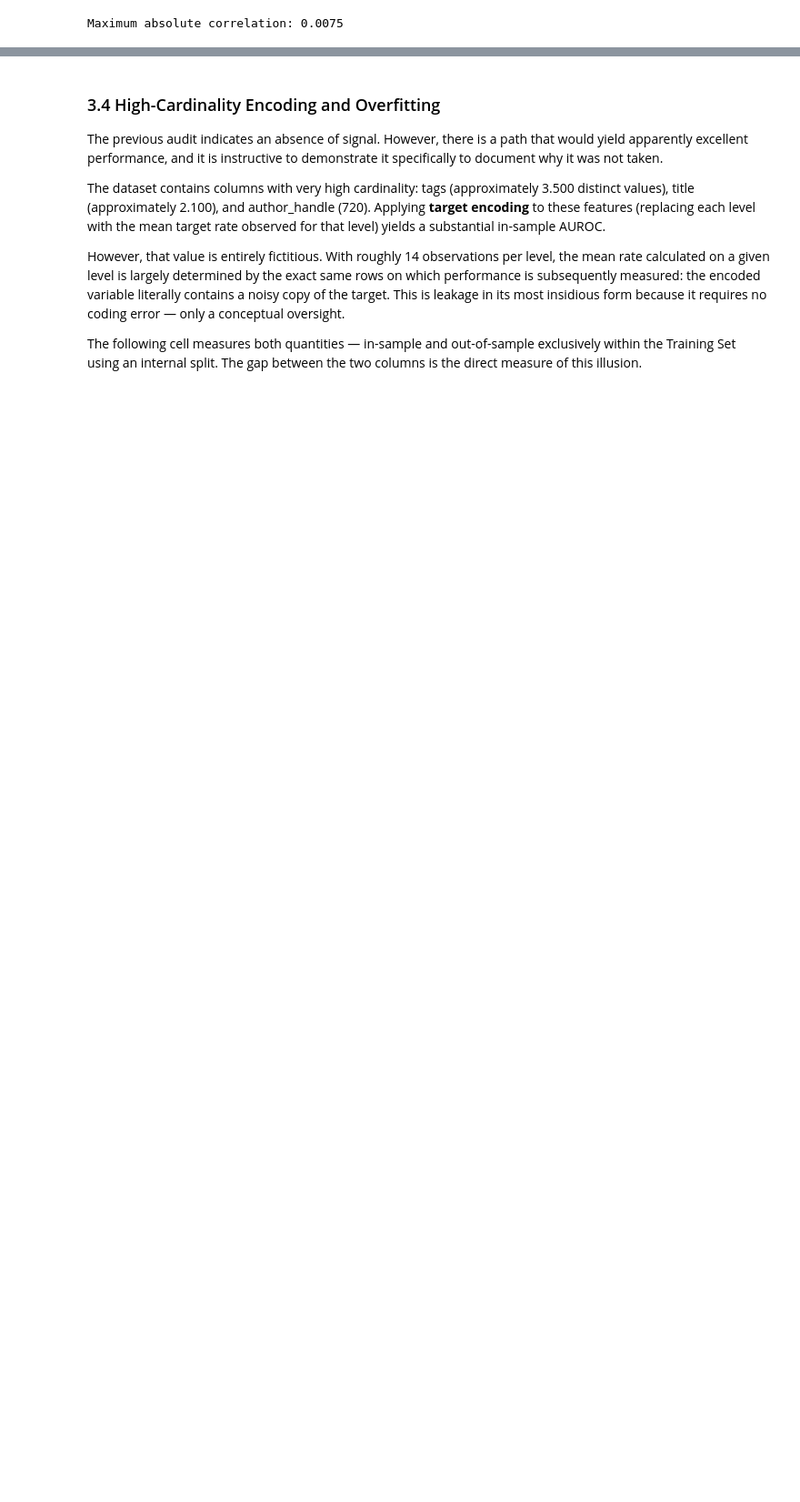
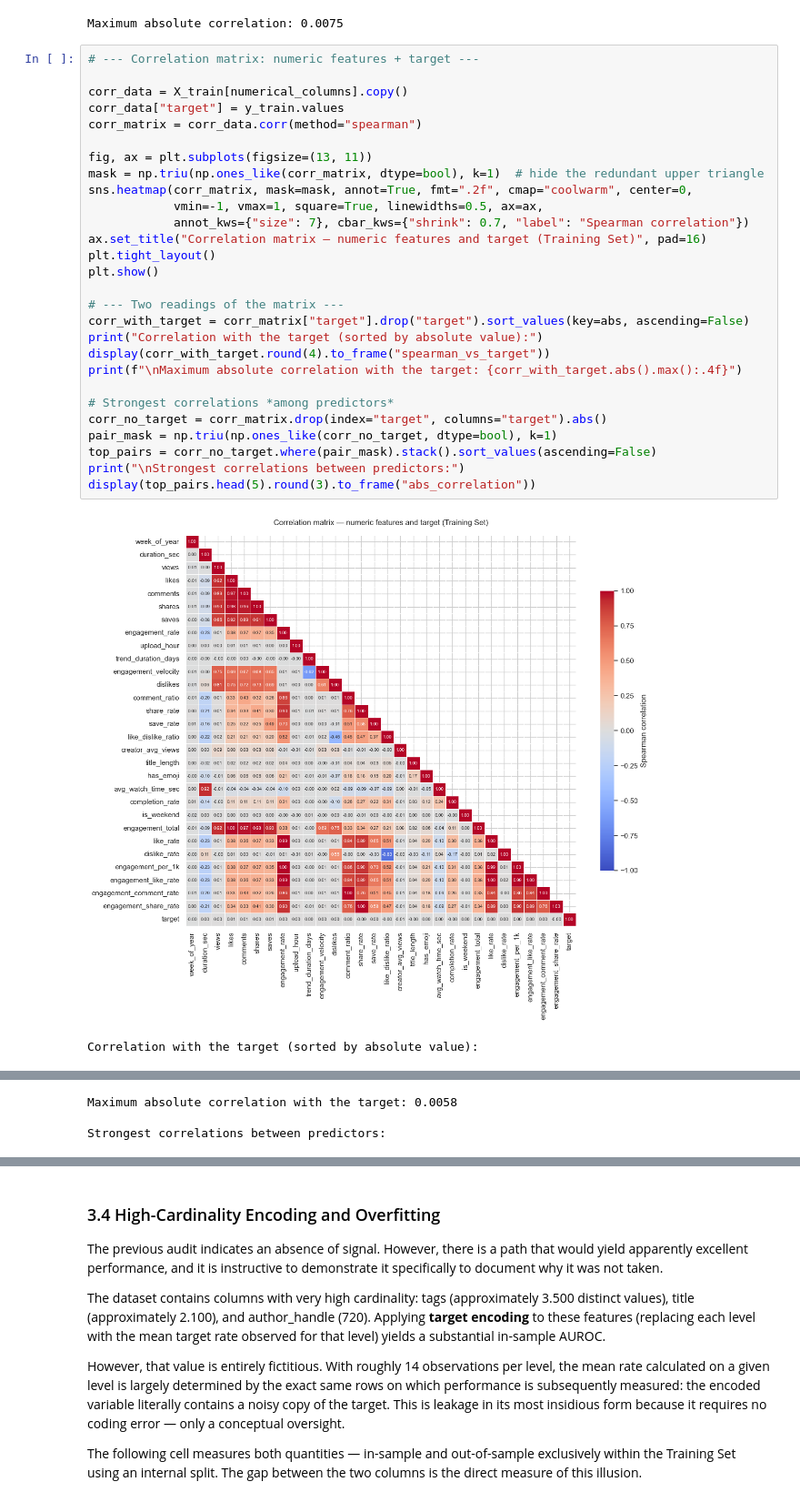
Before and after one commit to eliaxyzz/TrendPredictor, a Jupyter notebook: ml-virality-classifier.ipynb, the cells around one changed output, grey strips where cells are left out. Shown at 91% size. Cells and saved outputs as stored; diff of their text form; blank space fills up the shorter version.

Commit message:
added Correlation Matrix

```diff
--- a/ml-virality-classifier.ipynb
+++ b/ml-virality-classifier.ipynb
@@ -458,3 +458,34 @@ Pearson Correlation with the Target:
 | share_rate | -0.0027 |
 | saves | 0.0027 |
 Maximum absolute correlation: 0.0075
+# %%
+# --- Correlation matrix: numeric features + target ---
+
+corr_data = X_train[numerical_columns].copy()
+corr_data["target"] = y_train.values
+corr_matrix = corr_data.corr(method="spearman")
+
+fig, ax = plt.subplots(figsize=(13, 11))
+mask = np.triu(np.ones_like(corr_matrix, dtype=bool), k=1)  # hide the redundant upper triangle
+sns.heatmap(corr_matrix, mask=mask, annot=True, fmt=".2f", cmap="coolwarm", center=0,
+            vmin=-1, vmax=1, square=True, linewidths=0.5, ax=ax,
+            annot_kws={"size": 7}, cbar_kws={"shrink": 0.7, "label": "Spearman correlation"})
+ax.set_title("Correlation matrix — numeric features and target (Training Set)", pad=16)
+plt.tight_layout()
+plt.show()
+
+# --- Two readings of the matrix ---
+corr_with_target = corr_matrix["target"].drop("target").sort_values(key=abs, ascending=False)
+print("Correlation with the target (sorted by absolute value):")
+display(corr_with_target.round(4).to_frame("spearman_vs_target"))
+print(f"\nMaximum absolute correlation with the target: {corr_with_target.abs().max():.4f}")
+
+# Strongest correlations *among predictors*
+corr_no_target = corr_matrix.drop(index="target", columns="target").abs()
+pair_mask = np.triu(np.ones_like(corr_no_target, dtype=bool), k=1)
+top_pairs = corr_no_target.where(pair_mask).stack().sort_values(ascending=False)
+print("\nStrongest correlations between predictors:")
+display(top_pairs.head(5).round(3).to_frame("abs_correlation"))
+# %% [output]
+[figure, added]
+Correlation with the target (sorted by absolute value):
@@ -460,0 +509,3 @@ Maximum absolute correlation: 0.0075
+Maximum absolute correlation with the target: 0.0058
+
+Strongest correlations between predictors:
```
Also changed, not shown: parts of 3 cells of this notebook.
